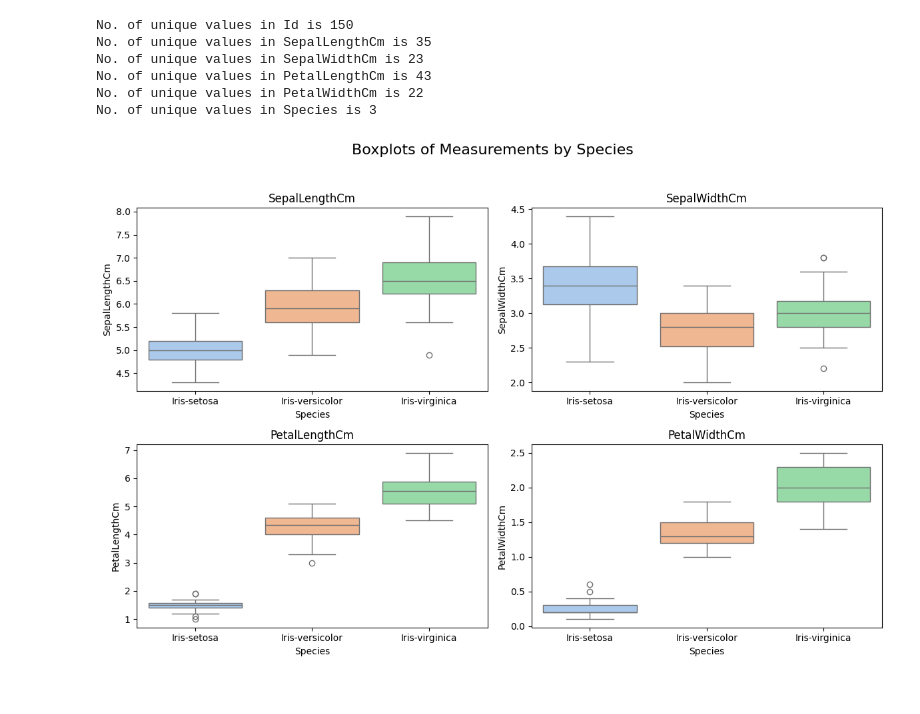
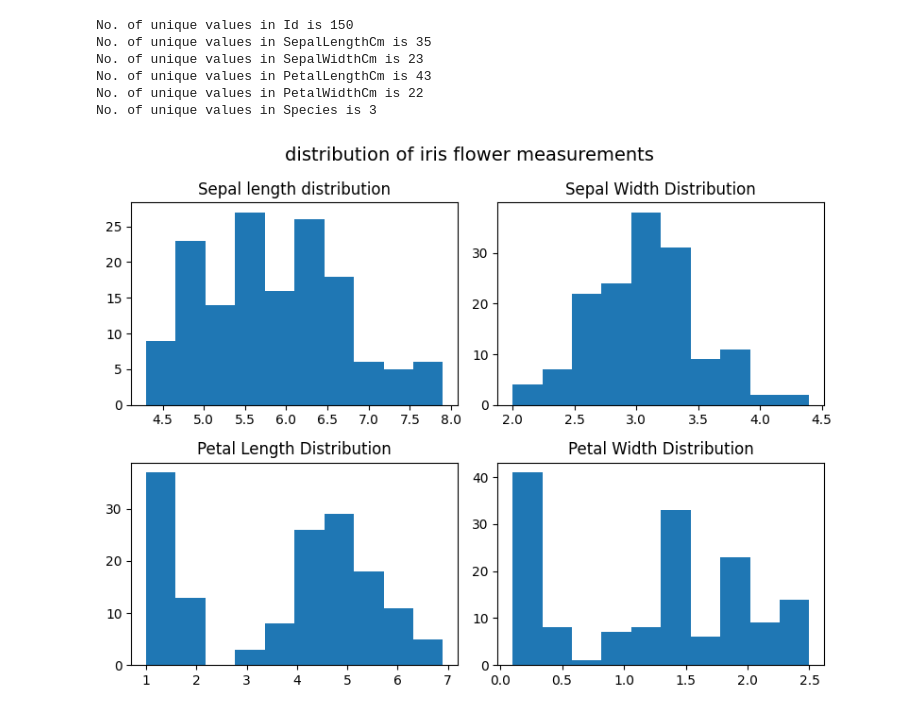
Before and after one commit to RPUNIBO/IrisFlowerClassification, a Jupyter notebook: main.ipynb, the cells around one changed output. Drawn from its saved outputs; the diff is of its cells as text; code cells hidden in the pictures.

Commit message:
histograms added

```diff
--- a/main.ipynb
+++ b/main.ipynb
@@ -24,32 +24,39 @@ warnings.filterwarnings('ignore')
 # %%
 df = pd.read_csv("https://raw.githubusercontent.com/Apaulgithub/oibsip_task1/main/Iris.csv")
 
 for i in df.columns.tolist():
   print('No. of unique values in',i,'is',df[i].nunique())
 
 #data wrangling
 data = df.iloc[:,1:]  #dropping the first column
 
 #data vizualization - understanding the relationships between variables
-# plt.figure(figsize=(8,6))
-# plt.suptitle('dist flower measurements',fontsize=14)
-# plt.show()
+plt.figure(figsize=(8,6))
+plt.suptitle('distribution of iris flower measurements',fontsize=14)
 
-plt.figure(figsize=(12,8))
-plt.suptitle('Boxplots of Measurements by Species', fontsize=16)
+plt.subplot(2,2,1)
+plt.hist(data['SepalLengthCm'])
+plt.title('Sepal length distribution')
 
-for i, col in enumerate(data.columns[:-1]):  # Skip 'Species' column
-    plt.subplot(2, 2, i+1)
-    sns.boxplot(x='Species', y=col, data=data, palette='pastel')
-    plt.title(col)
+plt.subplot(2,2,2)
+plt.hist(data['SepalWidthCm'])
+plt.title('Sepal Width Distribution')
 
-plt.tight_layout(rect=[0, 0, 1, 0.95])
+plt.subplot(2,2,3)
+plt.hist(data['PetalLengthCm'])
+plt.title('Petal Length Distribution')
+
+plt.subplot(2,2,4)
+plt.hist(data['PetalWidthCm'])
+plt.title('Petal Width Distribution')
+
+plt.tight_layout()
 plt.show()
 # %% [output]
 No. of unique values in Id is 150
 No. of unique values in SepalLengthCm is 35
 No. of unique values in SepalWidthCm is 23
 No. of unique values in PetalLengthCm is 43
 No. of unique values in PetalWidthCm is 22
 No. of unique values in Species is 3
-[figure, old version]
+[figure, new version]
```
